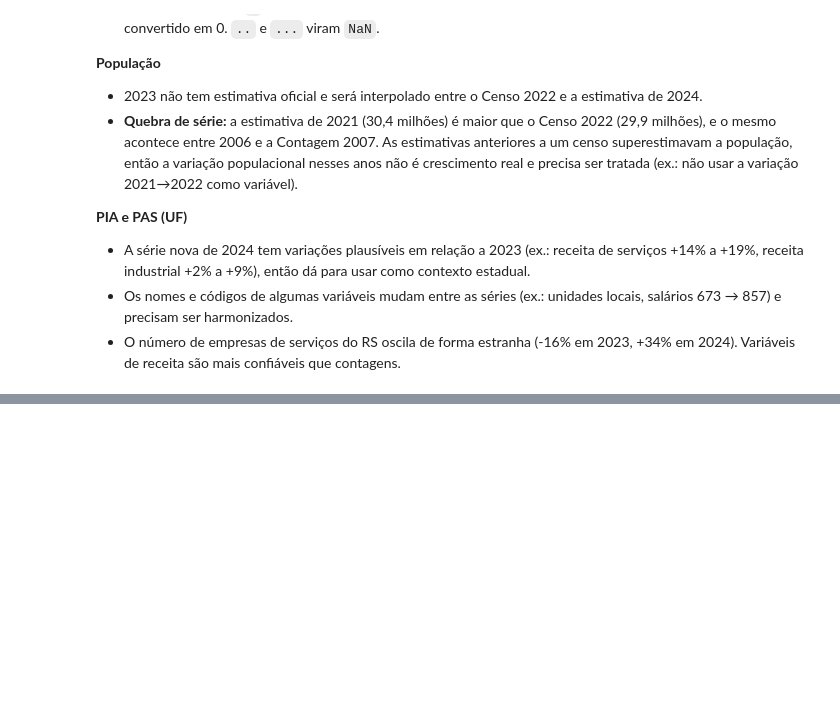
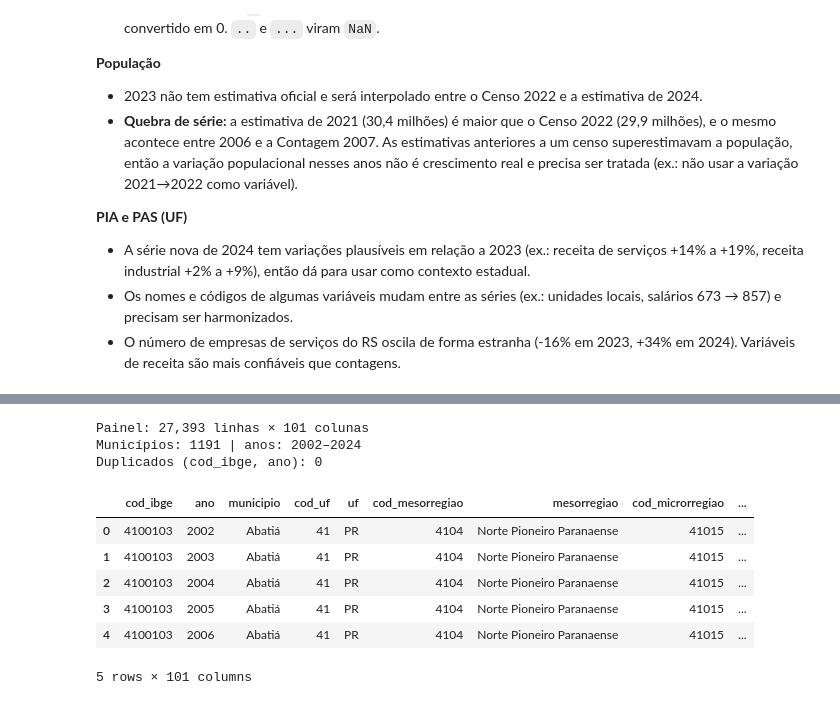
Before and after one commit to MatheuzinDev/Trabalho-Ciencia-Dados-AV2, a Jupyter notebook: notebooks/01_coleta_integracao.ipynb, the cells around one changed output, grey strips where cells are left out. Saved outputs shown, nothing was run; the diff lists cells and outputs as text; code cells hidden in the pictures; blank space fills up the shorter version.

```diff
--- a/notebooks/01_coleta_integracao.ipynb
+++ b/notebooks/01_coleta_integracao.ipynb
@@ -452,0 +474,21 @@ pas_cmp
+# %%
+from src import integracao
+
+painel, dicionario = integracao.monta_painel()
+integracao.salva(painel, dicionario)
+
+print(f"Painel: {painel.shape[0]:,} linhas × {painel.shape[1]} colunas")
+print(f"Municípios: {painel['cod_ibge'].nunique()} | anos: {painel['ano'].min()}–{painel['ano'].max()}")
+print(f"Duplicados (cod_ibge, ano): {painel.duplicated(['cod_ibge', 'ano']).sum()}")
+painel.head()
+# %% [output]
+Painel: 27,393 linhas × 101 colunas
+Municípios: 1191 | anos: 2002–2024
+Duplicados (cod_ibge, ano): 0
+|  | cod_ibge | ano | municipio | cod_uf | uf | cod_mesorregiao | mesorregiao | cod_microrregiao | ... |
+| 0 | 4100103 | 2002 | Abatiá | 41 | PR | 4104 | Norte Pioneiro Paranaense | 41015 | ... |
+| 1 | 4100103 | 2003 | Abatiá | 41 | PR | 4104 | Norte Pioneiro Paranaense | 41015 | ... |
+| 2 | 4100103 | 2004 | Abatiá | 41 | PR | 4104 | Norte Pioneiro Paranaense | 41015 | ... |
+| 3 | 4100103 | 2005 | Abatiá | 41 | PR | 4104 | Norte Pioneiro Paranaense | 41015 | ... |
+| 4 | 4100103 | 2006 | Abatiá | 41 | PR | 4104 | Norte Pioneiro Paranaense | 41015 | ... |
+5 rows × 101 columns
```
Also changed, not shown: parts of 14 cells of this notebook, 3 other files.
